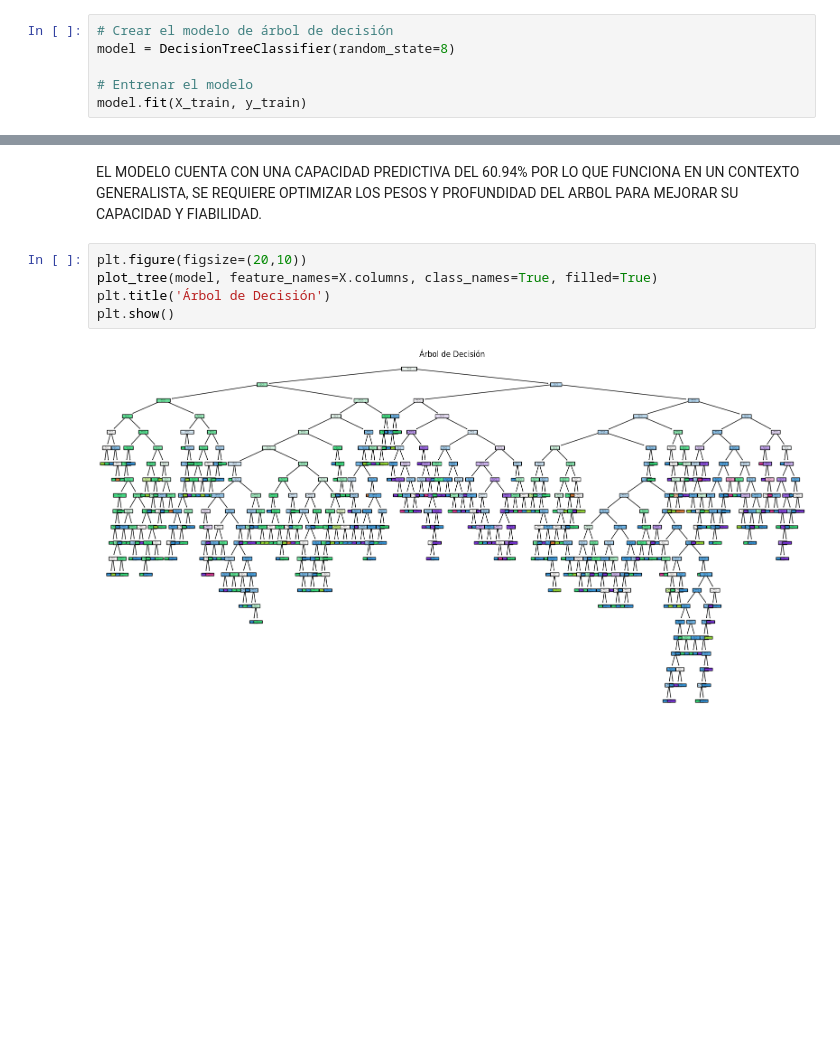
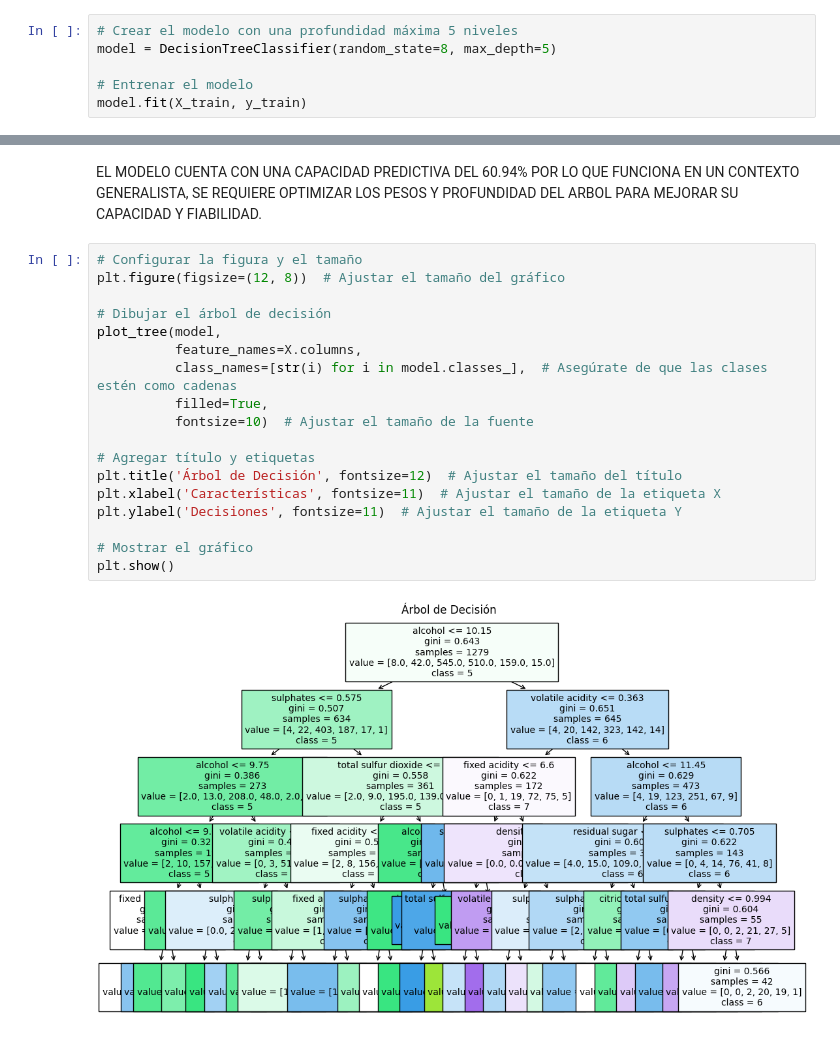
Before and after one commit to MauricioSalazarP/analisisFase3, a Jupyter notebook: Modelos/ArbolDecision/arbol.ipynb, the cells around one changed output, grey strips where cells are left out. Cells and saved outputs as stored; diff of their text form; blank space fills up the shorter version.

```diff
--- a/Modelos/ArbolDecision/arbol.ipynb
+++ b/Modelos/ArbolDecision/arbol.ipynb
@@ -111,8 +133,8 @@ y = df['quality']                # La columna 'quality'
 # %%
 X_train, X_test, y_train, y_test = train_test_split(X, y, test_size=0.2, random_state=42, stratify=y)
 # %%
-# Crear el modelo de árbol de decisión
-model = DecisionTreeClassifier(random_state=8)
+# Crear el modelo con una profundidad máxima 5 niveles
+model = DecisionTreeClassifier(random_state=8, max_depth=5)
 
 # Entrenar el modelo
 model.fit(X_train, y_train)
@@ -153,9 +175,22 @@ weighted avg       0.62      0.61      0.61       320
 # %% [markdown]
 EL MODELO CUENTA CON UNA CAPACIDAD PREDICTIVA DEL 60.94% POR LO QUE FUNCIONA EN UN CONTEXTO GENERALISTA, SE REQUIERE OPTIMIZAR LOS PESOS Y PROFUNDIDAD DEL ARBOL PARA MEJORAR SU CAPACIDAD Y FIABILIDAD.
-# %%
-plt.figure(figsize=(20,10))
-plot_tree(model, feature_names=X.columns, class_names=True, filled=True)
-plt.title('Árbol de Decisión')
-plt.show()
-# %% [output]
-[figure, removed]
+# %%
+# Configurar la figura y el tamaño
+plt.figure(figsize=(12, 8))  # Ajustar el tamaño del gráfico
+
+# Dibujar el árbol de decisión
+plot_tree(model,
+          feature_names=X.columns,
+          class_names=[str(i) for i in model.classes_],  # Asegúrate de que las clases estén como cadenas
+          filled=True,
+          fontsize=10)  # Ajustar el tamaño de la fuente
+
+# Agregar título y etiquetas
+plt.title('Árbol de Decisión', fontsize=12)  # Ajustar el tamaño del título
+plt.xlabel('Características', fontsize=11)  # Ajustar el tamaño de la etiqueta X
+plt.ylabel('Decisiones', fontsize=11)  # Ajustar el tamaño de la etiqueta Y
+
+# Mostrar el gráfico
+plt.show()
+# %% [output]
+[figure, added]
```
Also changed, not shown: parts of 5 cells of this notebook, 3 other files.
